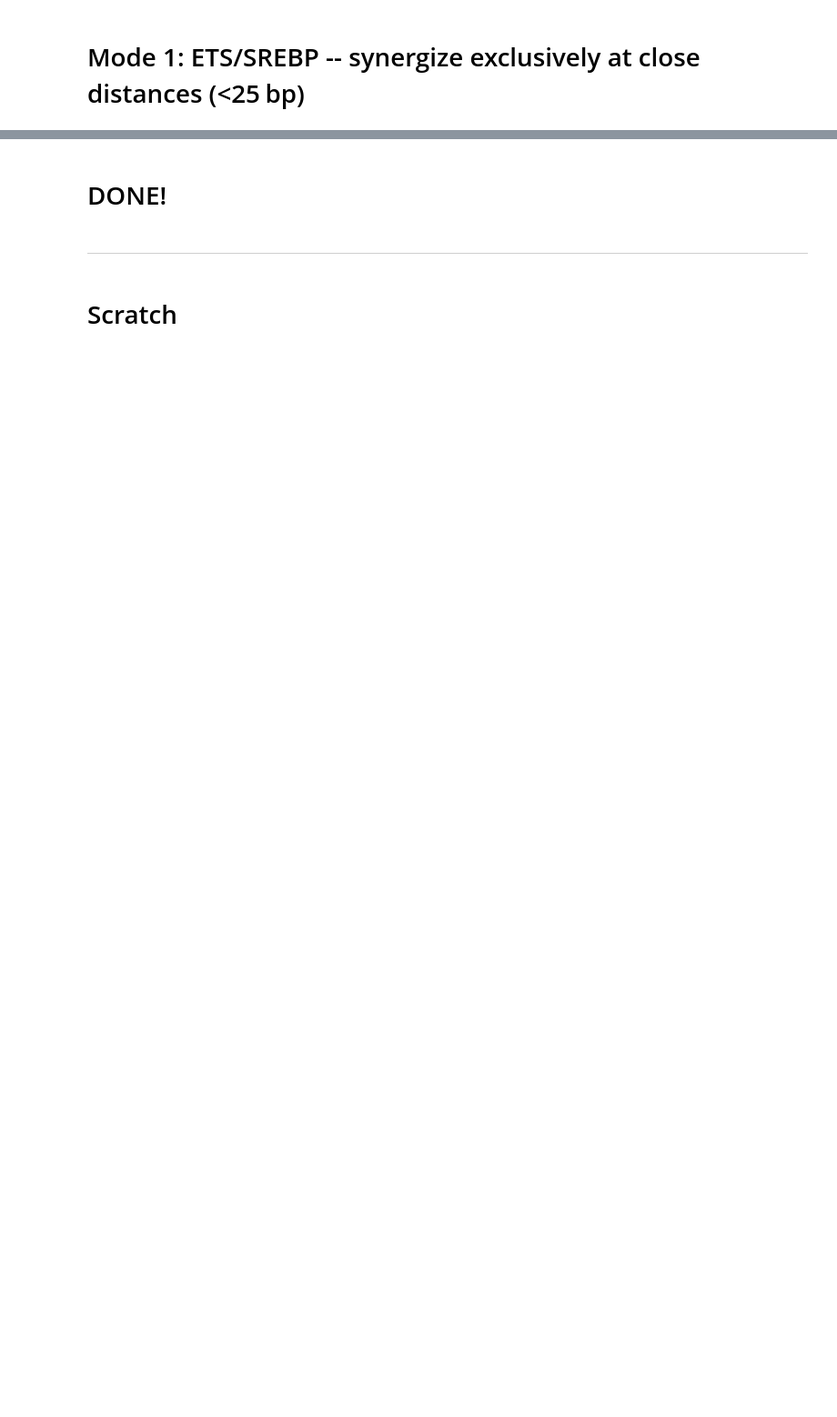
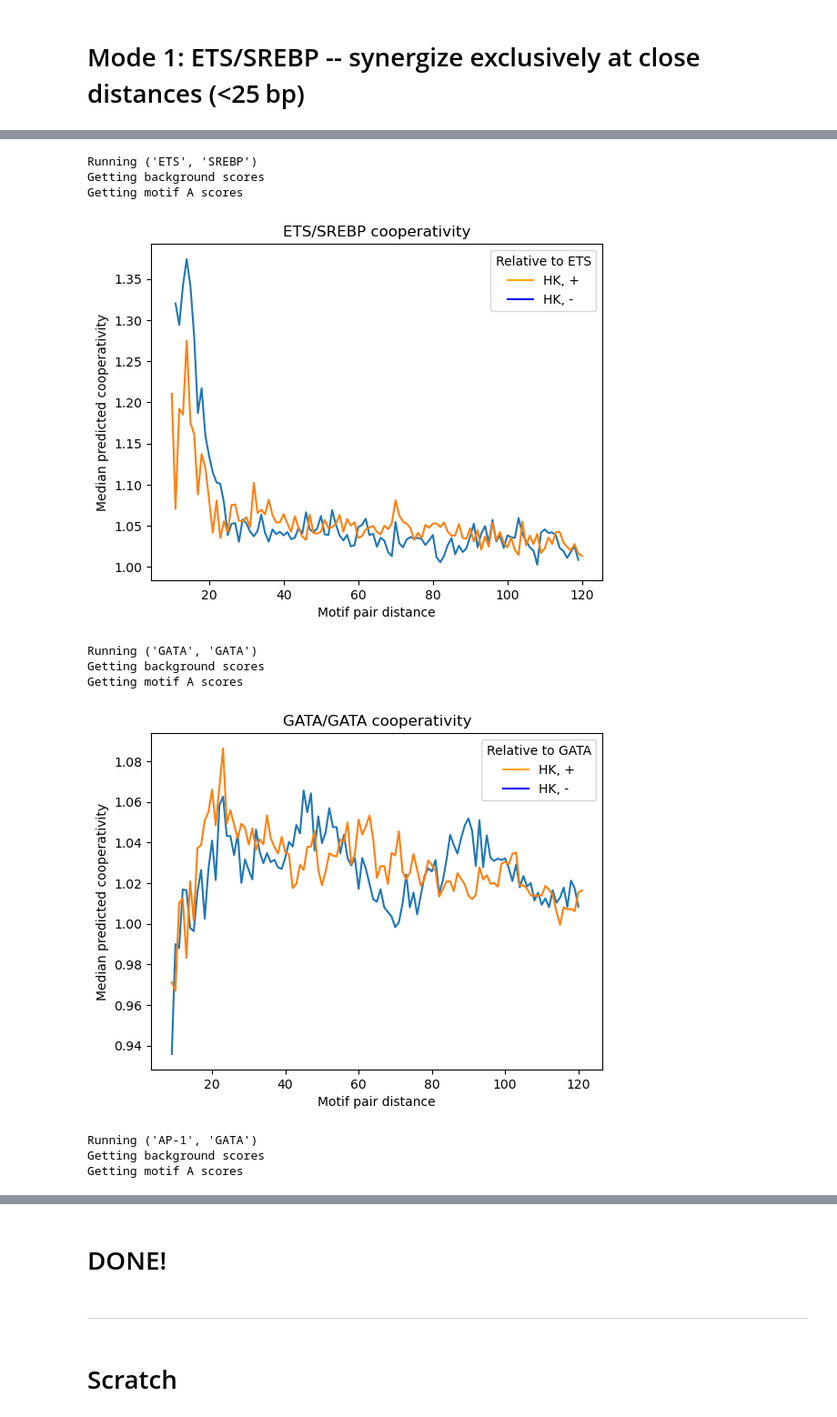
Before and after one commit to ML4GLand/EUGenE_use_cases, a Jupyter notebook: DeepSTARR/evoaug/distance_cooperativity_analysis.ipynb, the cells around one changed output, grey strips where cells are left out. Shown: that part at 91% size. Cells and saved outputs as stored; diff of their text form; code cells hidden in the pictures; blank space fills up the shorter version.

```diff
--- a/DeepSTARR/evoaug/distance_cooperativity_analysis.ipynb
+++ b/DeepSTARR/evoaug/distance_cooperativity_analysis.ipynb
@@ -18,7 +18,7 @@ from evoaug_analysis import utils, model_zoo
 The DeepSTARR model take ins length 249 nt sequences and the output is 2 scalar values representing the activity of developmental enhancers and housekeeping enhancers measured experimentally using STARR-seq.
 # %%
 # Load the DeepSTARR model that was trained in the evo_aug paper
-ckpt_path = "/cellar/users/aklie/projects/ML4GLand/models/deAlmeida22/evoaug/attr_analysis/DeepSTARR_baseline_1.ckpt"
+ckpt_path = "/cellar/users/aklie/projects/ML4GLand/models/DeepSTARR/evoaug/attr_analysis/DeepSTARR_baseline_1.ckpt"
 deepstarr = model_zoo.DeepSTARR(2)
 loss = torch.nn.MSELoss()
 optimizer_dict = utils.configure_optimizer(deepstarr, lr=0.001, weight_decay=1e-6, decay_factor=0.1, patience=5, monitor='val_loss')
@@ -105,30 +156,42 @@ sdata = xr.Dataset({"seq": (["_sequence", "_length"], random_backbones)})
 # %%
 for comparison in comparisons:
     print(f"Running {comparison}")
     motif_a_name, motif_b_name = comparison
 
     # Run the GIA
     interpret.motif_distance_dependence_gia(
         model=standard_cnn,
         sdata=sdata,
         feature_A=name_to_consensus[motif_a_name],
         feature_B=name_to_consensus[motif_b_name],
         tile_step=1,
         style="deAlmeida22",
         seq_var="seq",
         results_var=f"{motif_a_name}_{motif_b_name}_cooperativity",
         distance_var=f"{motif_a_name}_{motif_b_name}_distance",
         device="cuda",
         batch_size=128
     )
 
     # Plot the results
     pl.distance_cooperativity_gia_plot(
         sdata,
         results_var=f"{motif_a_name}_{motif_b_name}_cooperativity",
         distance_var=f"{motif_a_name}_{motif_b_name}_distance",
         col_names=["Dev", "HK"],
-        cols_to_plot=["Dev"],
+        cols_to_plot=["HK"],
         motif_a_name=motif_a_name,
         motif_b_name=motif_b_name
     )
+# %% [output]
+Running ('ETS', 'SREBP')
+Getting background scores
+Getting motif A scores
+[figure, added]
+Running ('GATA', 'GATA')
+Getting background scores
+Getting motif A scores
+[figure, added]
+Running ('AP-1', 'GATA')
+Getting background scores
+Getting motif A scores
```
Also changed, not shown: parts of 6 cells of this notebook, 5 other files.
